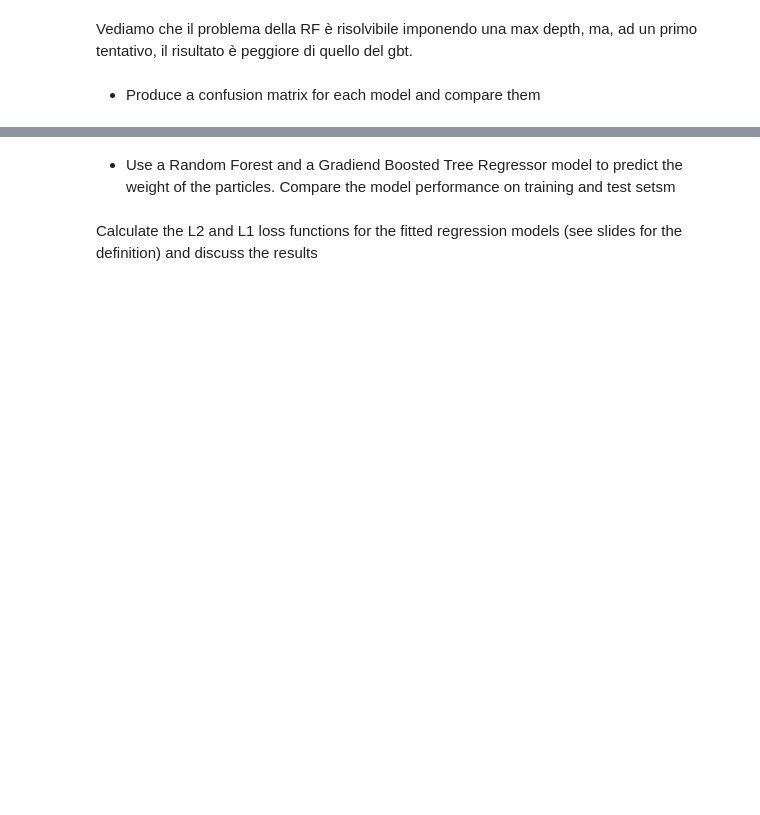
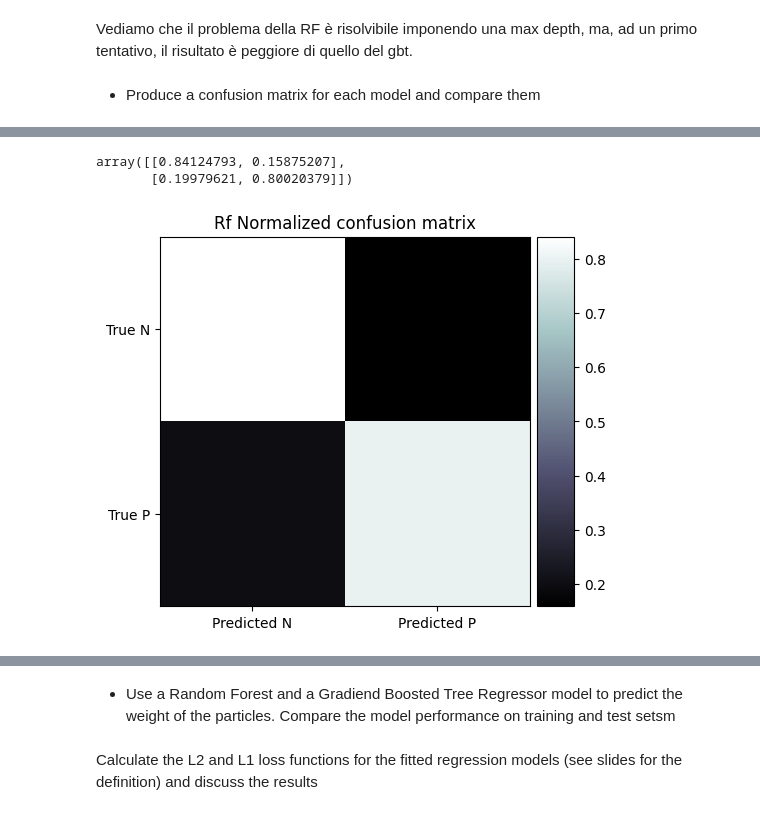
Before and after one commit to massimocipressi/MLPNS_MCipressi, a Jupyter notebook: CART/higgsbosonSearch.ipynb, the cells around one changed output, grey strips where cells are left out. Saved outputs shown, nothing was run; the diff lists cells and outputs as text; code cells hidden in the pictures; blank space fills up the shorter version.

```diff
--- a/CART/higgsbosonSearch.ipynb
+++ b/CART/higgsbosonSearch.ipynb
@@ -235,16 +235,18 @@ def plot_confusion_matrix(y_true, y_pred,
           title = title + ' Confusion matrix, without normalization'
 
     # Compute confusion matrix
-    cm = confusion_matrix(y_true, y_pred)
+    cm = confusion_matrix(y_true, y_pred, normalize=normalize)
     # plot it
     fig, ax = plt.subplots(1, 1)
     fig.subplots_adjust()
     im = ax.imshow(cm, cmap=cmap)
     ax_divider = make_axes_locatable(ax)
     # add an axes to the right of the main axes.
-    pl.xticks([0, 1], labels=["N", "P"])
-    pl.ylim(-0.5,1.5)
-    pl.yticks([0,1], labels=["N", "P"])
+    pl.xticks([0, 1], labels=["Predicted N", "Predicted P"])
+    pl.ylim(1.5,-0.5)
+    pl.yticks([0,1], labels=["True N", "True P"])
     pl.title(title)
     cax = ax_divider.append_axes("right", size="10%", pad="2%")
     cb = colorbar(im, cax=cax)
+
+    return cm
@@ -256,0 +253,11 @@ def plot_confusion_matrix(y_true, y_pred,
+# %%
+#in y ci sono le true
+#la cm è normalizzata a dare 2 come somma totale
+y_true = l_test
+y_pred = rf.predict(Xl_test)
+cm = plot_confusion_matrix(y_true, y_pred, normalize="true", title = "Rf")
+cm
+# %% [output]
+array([[0.84124793, 0.15875207],
+       [0.19979621, 0.80020379]])
+[figure, added]
```
Also changed, not shown: parts of 4 cells of this notebook.
